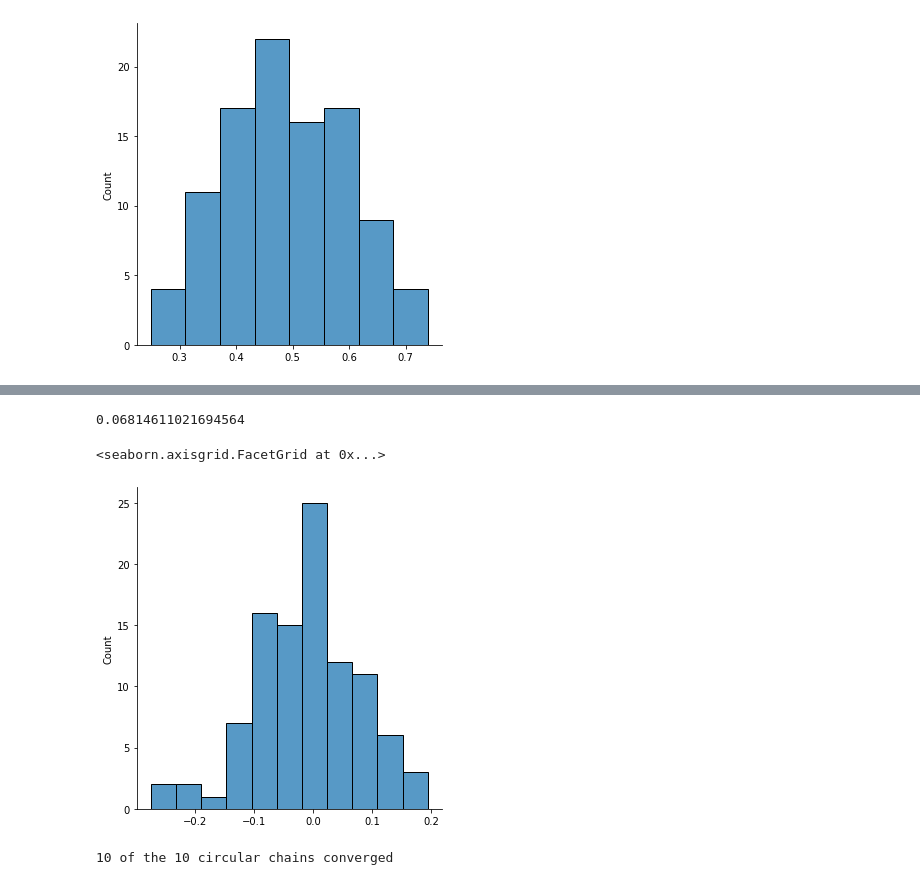
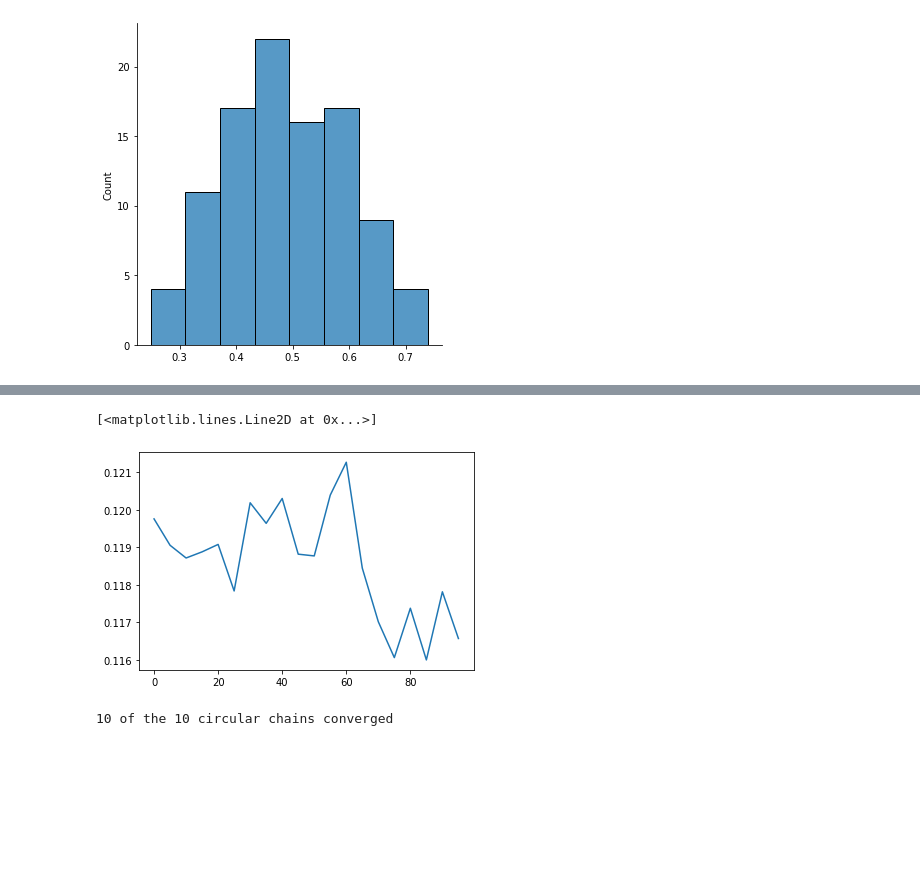
Before and after one commit to amspector100/stat248project, a Jupyter notebook: circular.ipynb, the cells around one changed output, grey strips where cells are left out. Drawn from its saved outputs; the diff is of its cells as text; code cells hidden in the pictures; blank space fills up the shorter version.

Commit message:
Added lag chart

```diff
--- a/circular.ipynb
+++ b/circular.ipynb
@@ -470,7 +474,7 @@ class BetterContractionCircularCoupler(ContractionCircularCoupler):
 
 
 ### Actually run this
-sampler = BetterContractionCircularCoupler(N=45, reps=100, dec=3)
+sampler = BetterContractionCircularCoupler(N=45, reps=100, dec=4)
 x = sampler.forward()
 y, convergence_times = sampler.backward()
 hatthetas, theta = sampler.compute_estimates(func=None)
@@ -526,42 +530,46 @@ class SequentialContractionCoupler():
 
         # transitions
         self.xs = [x0s]
-        for j in range(self.N - 1  + self.burn_in):
+        for j in range(self.N - 1  + max(self.burn_in)):
             # Sample and append
             xnext = self.sample_next(
                 seed=j, xprev=self.xs[-1]
             )
             self.xs.append(xnext)
 
         # Make a numpy array
         self.xs = np.array(self.xs)
-        return self.xs[self.burn_in:,]
+        return self.xs[max(self.burn_in):,]
 
     def compute_estimates(self, func=None):
         """
         pi is the stationary distribution
         """
         if func is None:
             func = lambda x: x
         func = np.vectorize(func)
 
         theta = np.sum(func(np.arange(0, 2, 1/50)) * 1/100)
-        hatthetas = func(self.xs).mean(axis=0)
+        hatthetas = []
+        for b in self.burn_in:
+            hatthetas.append(func(self.xs[b:b+self.N,]).mean(axis=0))
         return hatthetas, theta
 
 
 
 ### Actually run this
-sampler = SequentialContractionCoupler(N=45, reps=100, burn_in=100)
+burn_in = [i for i in range(0, 100, 5)]
+sampler = SequentialContractionCoupler(N=45, reps=1000, burn_in=burn_in)
 x = sampler.forward()
 hatthetas, theta = sampler.compute_estimates(func=None)
-print(np.mean(np.abs(hatthetas-theta)))
-sns.displot(hatthetas - theta)
+bias = []
+for b in range(len(burn_in)):
+    bias.append(np.mean(np.abs(hatthetas[b] - theta)))
+plt.plot(burn_in, bias)
 #plt.show()
 # %% [output]
-0.06814611021694564
+[<matplotlib.lines.Line2D at 0x...>]
-<seaborn.axisgrid.FacetGrid at 0x...>
-[figure, old version]
+[figure, new version]
 # %%
 class IsingCircularCoupler():
     """
```
Also changed, not shown: parts of 3 cells of this notebook.
